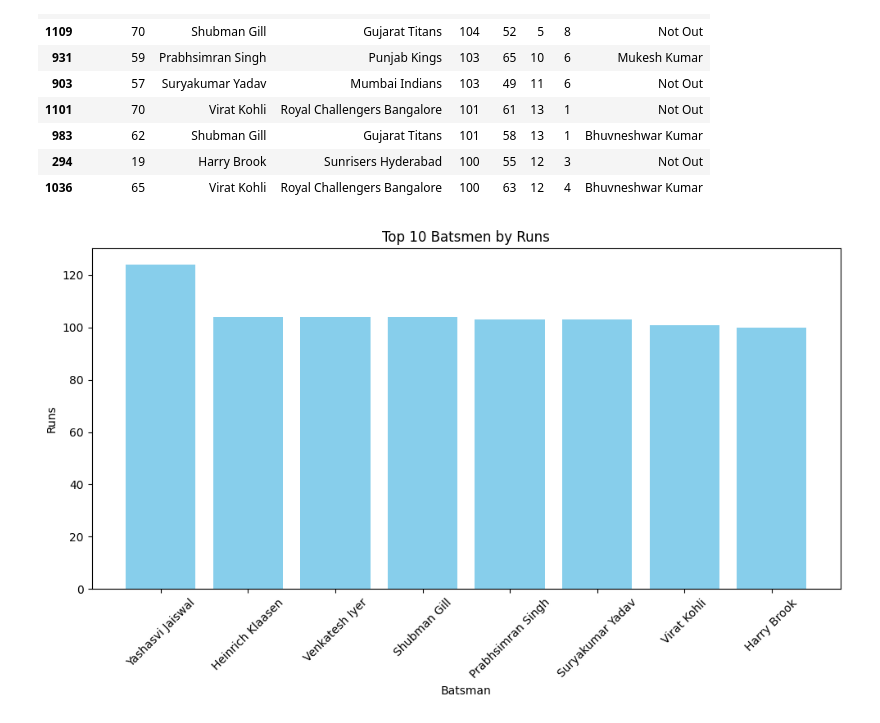
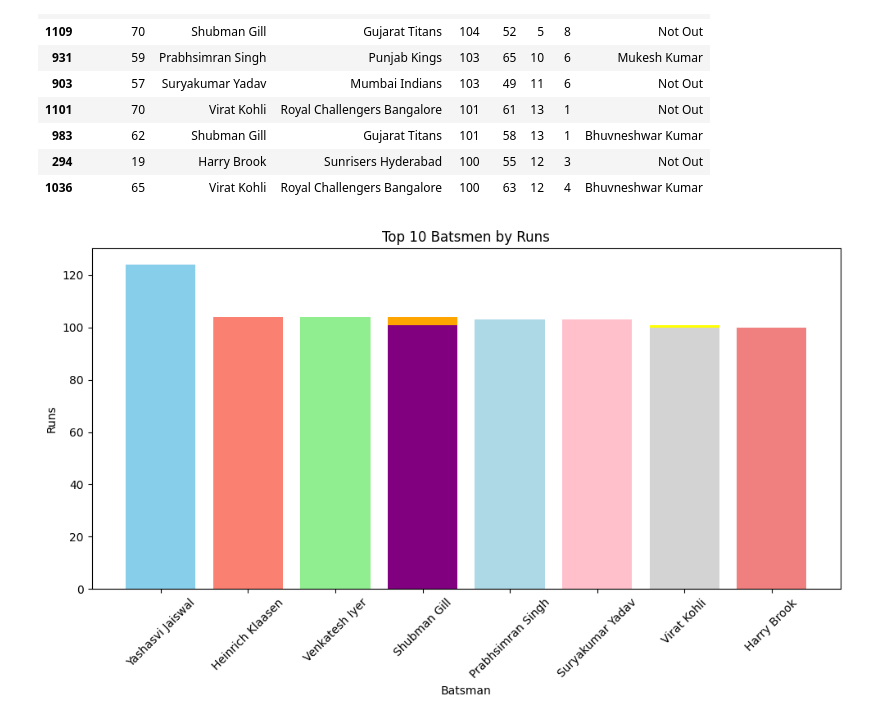
Before and after one commit to neerajcodes888/Data-Science, a Jupyter notebook: Data Analysis/IPL 2023 Analysis/Analysis.ipynb, the cells around one changed output. Cells and saved outputs as stored; diff of their text form; code cells hidden in the pictures.

```diff
--- a/Data Analysis/IPL 2023 Analysis/Analysis.ipynb
+++ b/Data Analysis/IPL 2023 Analysis/Analysis.ipynb
@@ -128,13 +128,16 @@ batsman.sort_values(by='Run', ascending=False).head(10)
 # %%
 top_batsmen = batsman.sort_values(by='Run', ascending=False).head(10)
 # %%
+colors = ['skyblue', 'salmon', 'lightgreen', 'orange', 'lightblue', 'pink', 'yellow', 'purple', 'lightcoral', 'lightgrey']
+
+# Plotting
 plt.figure(figsize=(10, 6))
-plt.bar(top_batsmen['Batsman'], top_batsmen['Run'], color='skyblue')
+plt.bar(top_batsmen['Batsman'], top_batsmen['Run'], color=colors)
 plt.title('Top 10 Batsmen by Runs')
 plt.xlabel('Batsman')
 plt.ylabel('Runs')
 plt.xticks(rotation=45)
 plt.tight_layout()
 plt.show()
 # %% [output]
-[figure, old version]
+[figure, new version]
```
